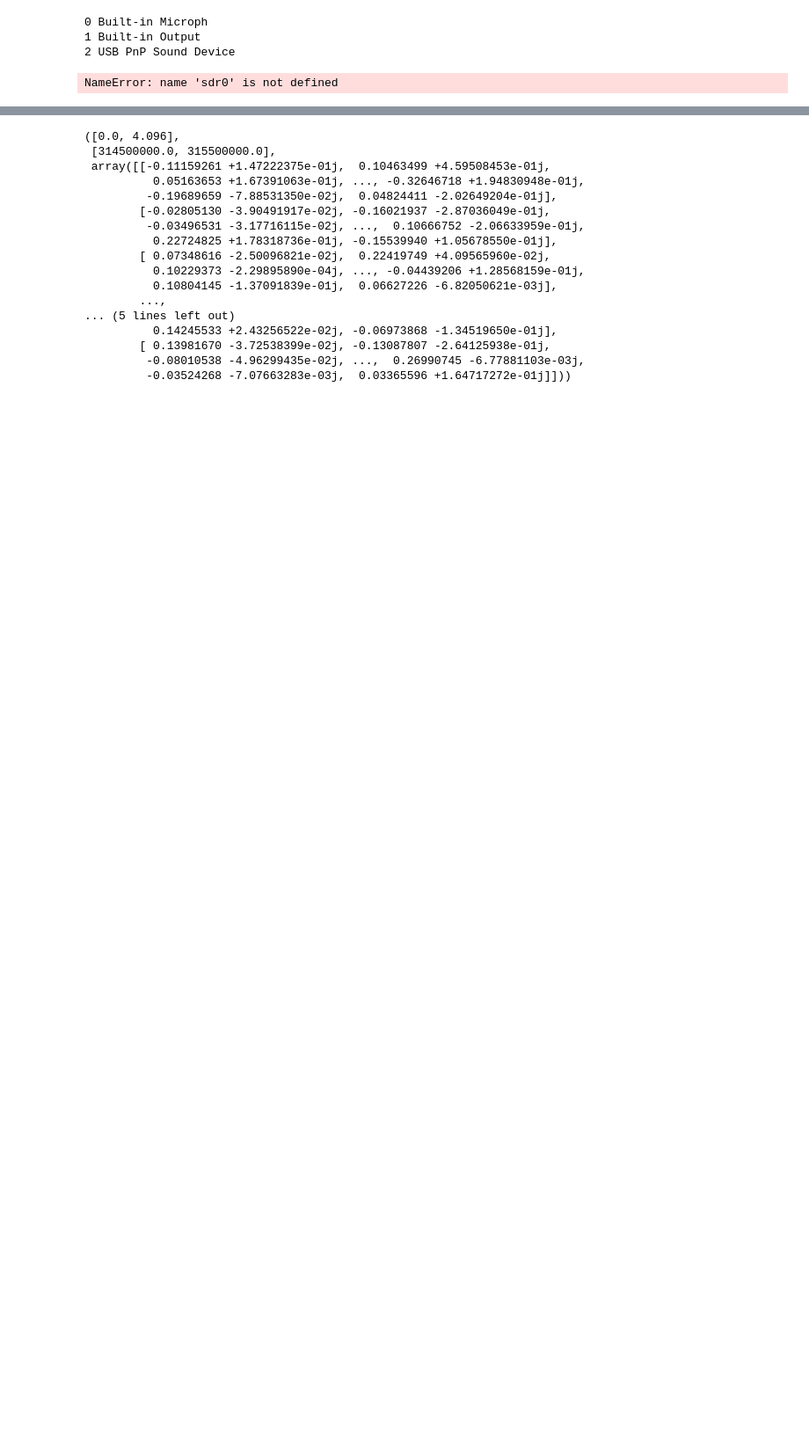
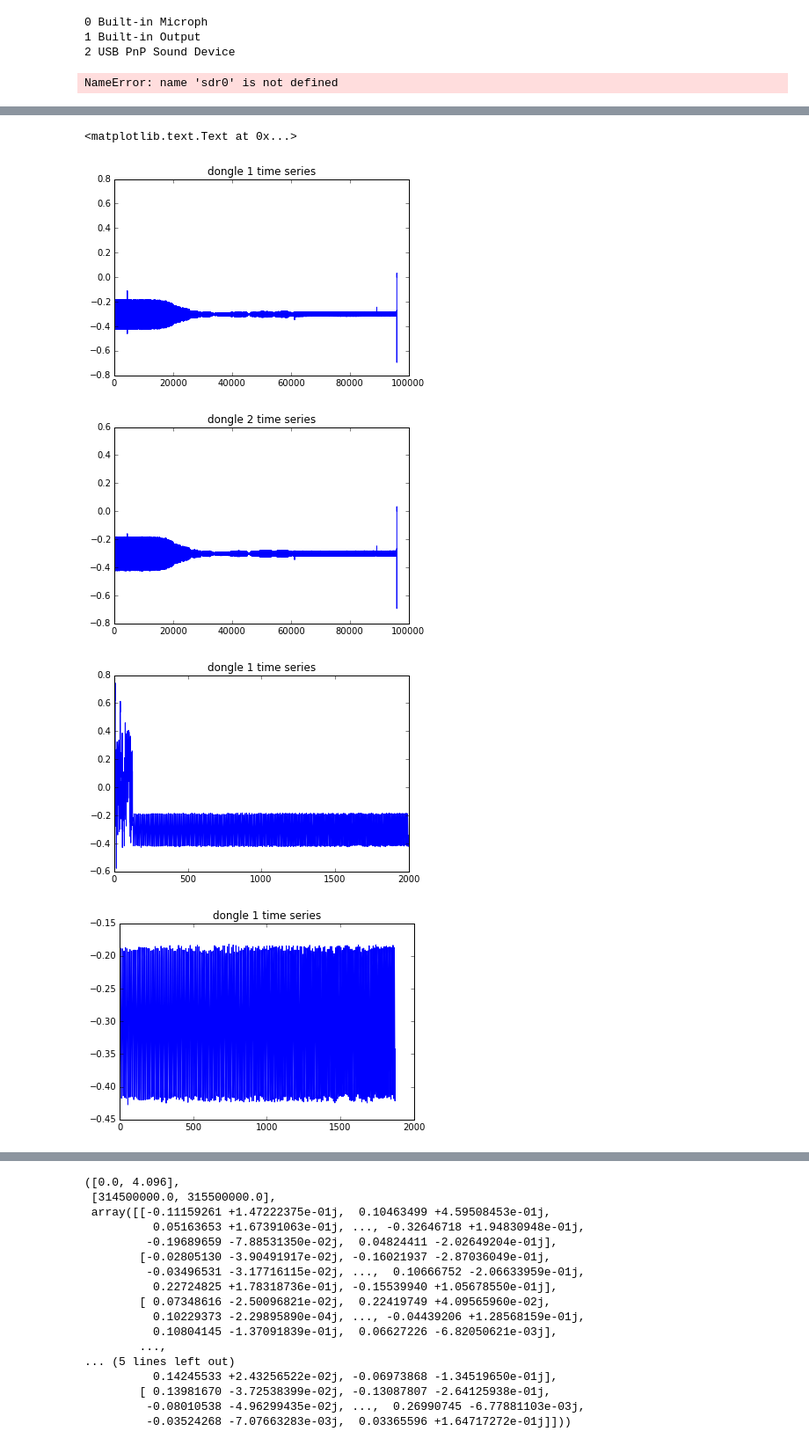
Before and after one commit to auroracramer/phasedarraylocalization, a Jupyter notebook: Lucine_Testing_SDR_Sampling.ipynb, the cells around one changed output, grey strips where cells are left out. Shown at 88% size. Cells and saved outputs as stored; diff of their text form; code cells hidden in the pictures; blank space fills up the shorter version.

```diff
--- a/Lucine_Testing_SDR_Sampling.ipynb
+++ b/Lucine_Testing_SDR_Sampling.ipynb
@@ -459,0 +469,31 @@ title('After decimation')
+# %%
+temp1= down_x0
+temp2 = down_x1
+cutoff = sample_rate / 16 * 1.5
+
+plt.plot(down_x0) #[:2000]
+plt.title('dongle 1 time series')
+figure()
+plt.plot(down_x1) #[:2000]
+plt.title('dongle 2 time series')
+figure()
+plt.plot(down_x0[:2000]) #[:2000] int(len(h)/2)-1
+plt.title('dongle 1 time series')
+figure()
+plt.plot(down_x0[int(len(h))-1:2000]) #[:2000]
+plt.title('dongle 1 time series')
+figure()
+plt.plot(down_x1[:2000]) #[:2000]
+plt.title('dongle 2 time series')
+figure()
+plt.plot(down_x0[int(len(h))-1:cutoff]) #[:2000]
+plt.title('dongle 1 time series')
+figure()
+plt.plot(down_x1[int(len(h))-1:cutoff]) #[:2000]
+plt.title('dongle 2 time series')
+# %% [output]
+<matplotlib.text.Text at 0x...>
+[figure, added]
+[figure, added]
+[figure, added]
+[figure, added]
```
Also changed, not shown: parts of 12 cells of this notebook, 2 other files.
